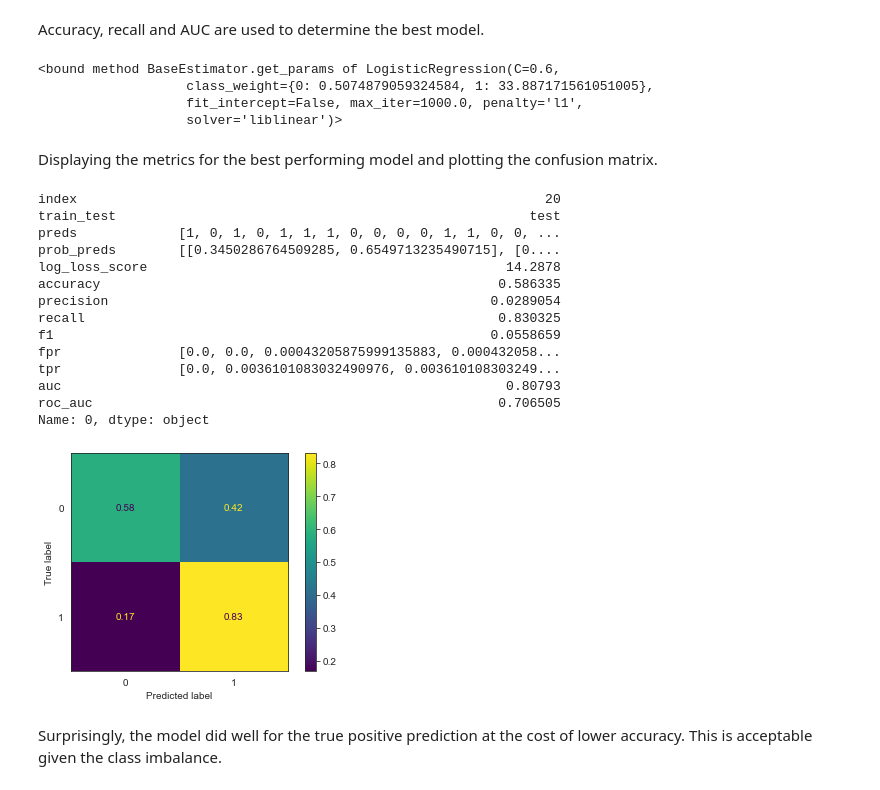
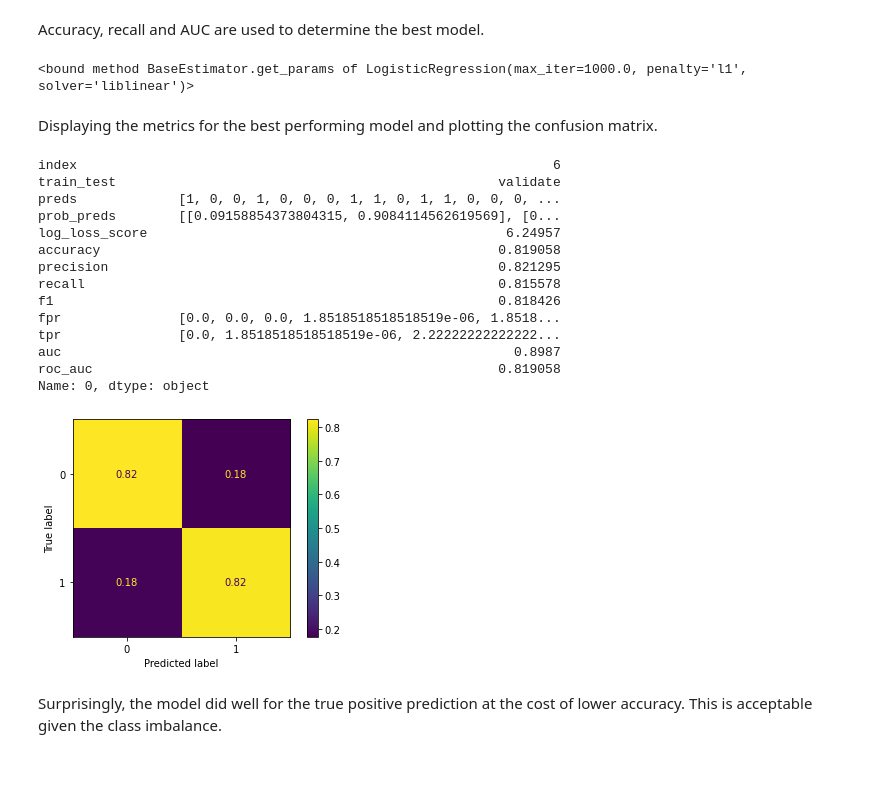
Before and after one commit to afanta-fi/Amazon_Review_Sentiment_Analysis, a Jupyter notebook: index.ipynb, the cells around one changed output. Cells and saved outputs as stored; diff of their text form; code cells hidden in the pictures.

```diff
--- a/index.ipynb
+++ b/index.ipynb
@@ -545,14 +552,14 @@ class Custom_GridSearchCV():
         else:
             self.predictions = pd.concat([self.predictions,tr_ts])
 
-    def best_model(self, metrics=['accuracy']):
+    def best_model(self, metrics=['accuracy'], valid_test='test'):
         """
         This function returns the best model and model metrics
         based on provided metrics from the test dataset.
         metrics: A list of metrics
         """
         # Select test cases only
-        test_metrics = self.predictions.loc[self.predictions.train_test=='test']
+        test_metrics = self.predictions.loc[self.predictions.train_test==valid_test]
         # Sort test_metrics by metrics in descending order
         test_metrics = test_metrics.sort_values(by=metrics, ascending=False)
         # Reset indices
@@ -1045,43 +1053,43 @@ plot_predictions(logreg_gs)
 Accuracy, recall and AUC are used to determine the best model.
 # %%
 # Find the best model and model metrics based on given metrics
-best_logreg_model, best_logreg_model_metrics = logreg_gs.best_model(metrics=metrics)
+best_logreg_model, best_logreg_model_metrics = logreg_gs.best_model(metrics=metrics,
+                                                                    valid_test='validate')
 
 # Store best model
-best_models.append(best_logreg_model)
+# best_models.append(best_logreg_model)
 
 # Store best model metrics
-best_models_metrics = pd.DataFrame(best_logreg_model_metrics).transpose()
+# best_models_metrics = pd.DataFrame(best_logreg_model_metrics).transpose()
 
 # Display best model parameters
 best_logreg_model.get_params
 # %% [output]
-<bound method BaseEstimator.get_params of LogisticRegression(C=0.6,
-                   class_weight={0: 0.5074879059324584, 1: 33.887171561051005},
-                   fit_intercept=False, max_iter=1000.0, penalty='l1',
-                   solver='liblinear')>
+<bound method BaseEstimator.get_params of LogisticRegression(max_iter=1000.0, penalty='l1', solver='liblinear')>
 # %% [markdown]
 Displaying the metrics for the best performing model and plotting the confusion matrix.
 # %%
 # Best logreg model metrics
 best_logreg_model_metrics
 # %% [output]
-index                                                            20
-train_test                                                     test
-preds             [1, 0, 1, 0, 1, 1, 1, 0, 0, 0, 0, 1, 1, 0, 0, ...
-prob_preds        [[0.3450286764509285, 0.6549713235490715], [0....
-log_loss_score                                              14.2878
-accuracy                                                   0.586335
-precision                                                 0.0289054
-recall                                                     0.830325
-f1                                                        0.0558659
-fpr               [0.0, 0.0, 0.00043205875999135883, 0.000432058...
-tpr               [0.0, 0.0036101083032490976, 0.003610108303249...
-auc                                                         0.80793
-roc_auc                                                    0.706505
+index                                                             6
+train_test                                                 validate
+preds             [1, 0, 0, 1, 0, 0, 0, 1, 1, 0, 1, 1, 0, 0, 0, ...
+prob_preds        [[0.09158854373804315, 0.9084114562619569], [0...
+log_loss_score                                              6.24957
+accuracy                                                   0.819058
+precision                                                  0.821295
+recall                                                     0.815578
+f1                                                         0.818426
+fpr               [0.0, 0.0, 0.0, 1.8518518518518519e-06, 1.8518...
+tpr               [0.0, 1.8518518518518519e-06, 2.22222222222222...
+auc                                                          0.8987
+roc_auc                                                    0.819058
 Name: 0, dtype: object
 # %%
 # Confusion matrix
-plot_confusion_matrix(best_logreg_model, X_test_scaled, y_test, normalize='true');
+prep = Preprocess(transformer='embed')
+plot_confusion_matrix(best_logreg_model, prep.transform(X_valid), y_valid,
+                      normalize='true');
 # %% [output]
-[figure, old version]
+[figure, new version]
```
Also changed, not shown: parts of 12 cells of this notebook.
